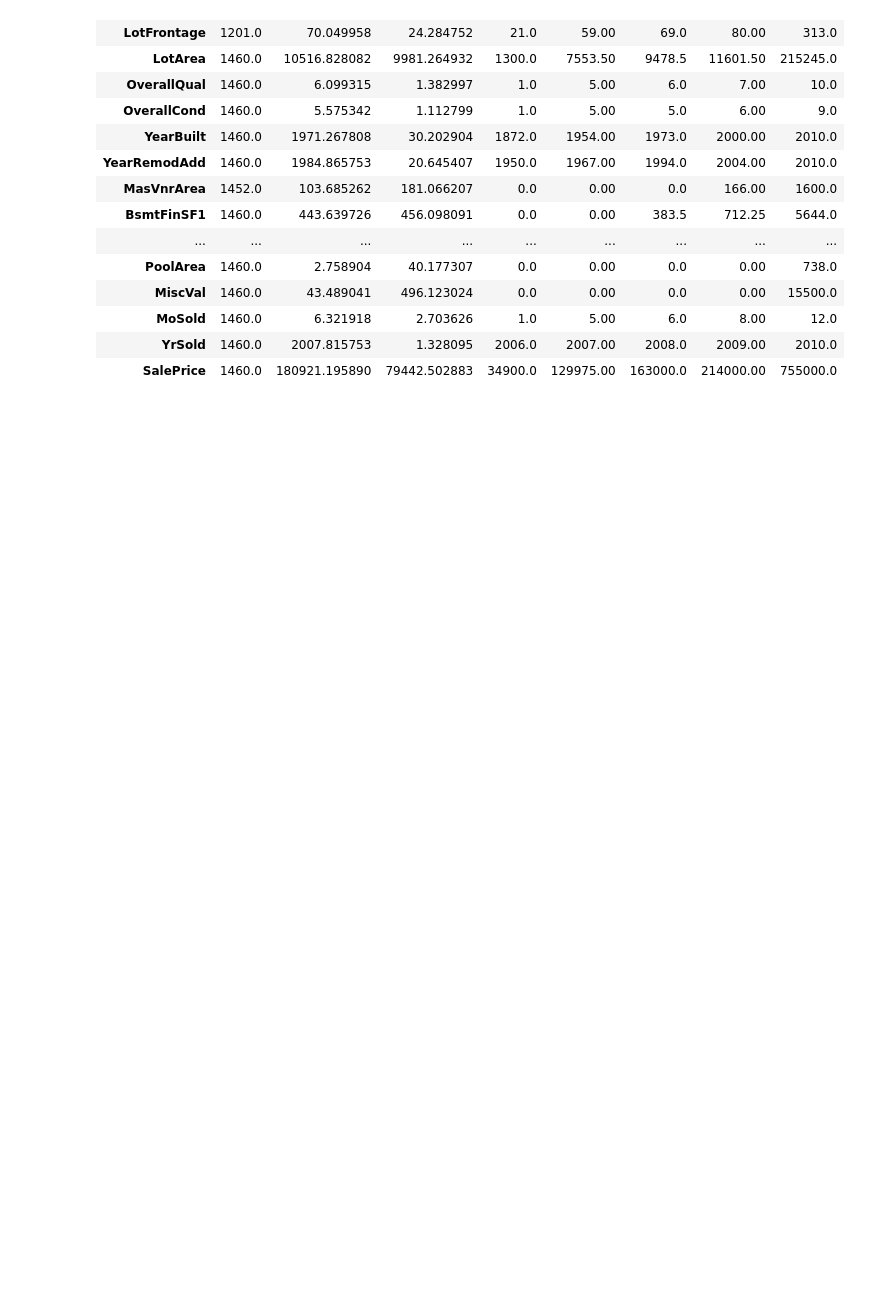
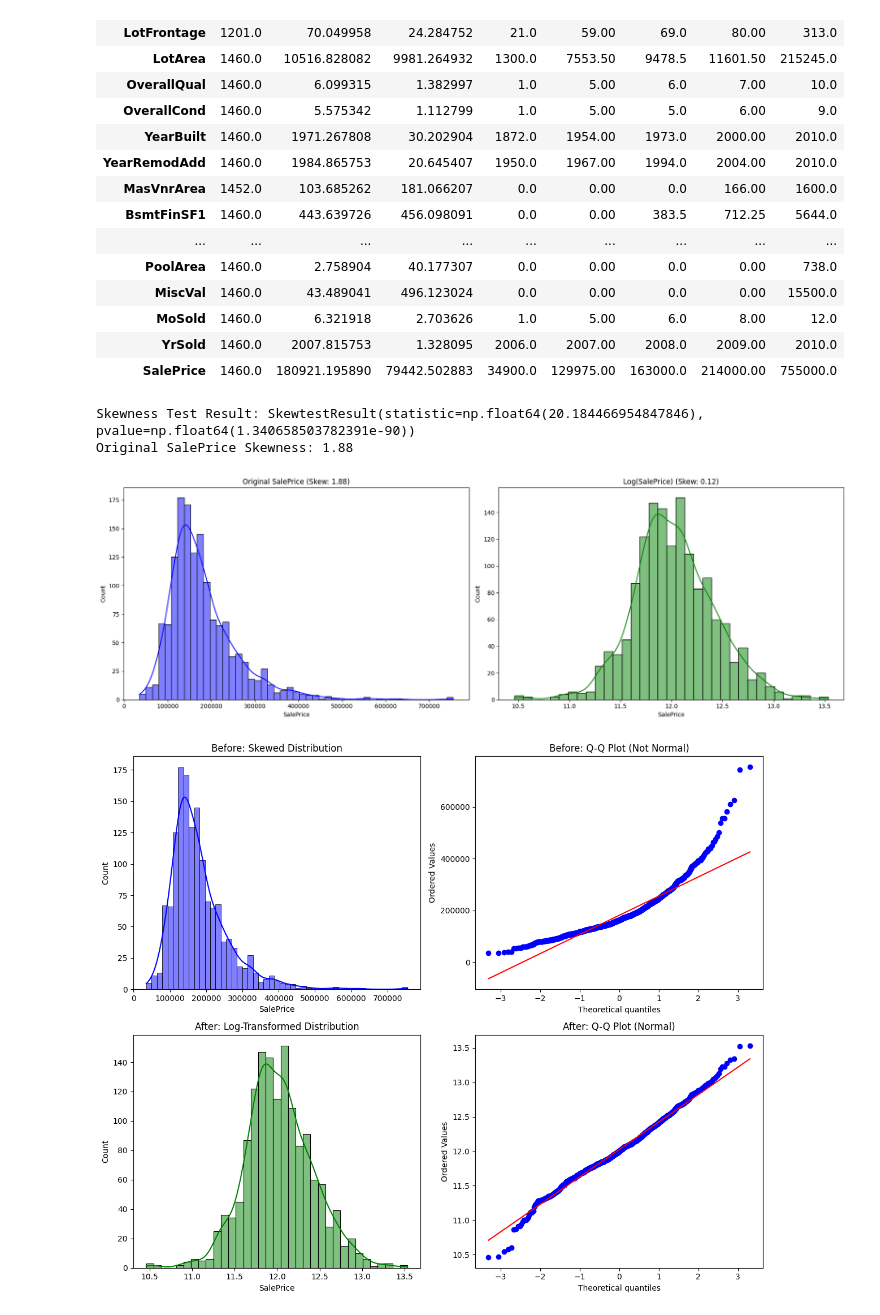
Before and after one commit to ganeshchandra015/ML-Project-House-Prices, a Jupyter notebook: notebooks/house_prices_workflow.ipynb, the cells around one changed output. Cells and saved outputs as stored; diff of their text form; code cells hidden in the pictures; blank space fills up the shorter version.

```diff
--- a/notebooks/house_prices_workflow.ipynb
+++ b/notebooks/house_prices_workflow.ipynb
@@ -83,3 +120,69 @@ Description of df_train:
 | MoSold | 1460.0 | 6.321918 | 2.703626 | 1.0 | 5.00 | 6.0 | 8.00 | 12.0 |
 | YrSold | 1460.0 | 2007.815753 | 1.328095 | 2006.0 | 2007.00 | 2008.0 | 2009.00 | 2010.0 |
 | SalePrice | 1460.0 | 180921.195890 | 79442.502883 | 34900.0 | 129975.00 | 163000.0 | 214000.00 | 755000.0 |
+# %%
+from scipy import stats
+
+res = stats.skewtest(df_train['SalePrice'])
+print(f"Skewness Test Result: {res}")
+# Its a hypothesis test.
+# What it is: This is a Z-score (the statistic) and a p-value.
+# What it means: It calculates the probability that your data came from a perfectly normal distribution by chance.
+# Statistic (Z-score): Tells you how many standard deviations away your data is from "normal." A value like 20+ means your data is extremely far from normal.
+# p-value: If this is very low (e.g., 0.00e+00), it means the "Null Hypothesis" (that your data is normal) is rejected.
+# Usage: This is used in formal statistics to prove that a dataset is definitely not normally distributed.
+
+# stats.skew (The Descriptive Metric)
+# What it is: This is the Skewness Coefficient.
+# What it means: It measures the shape of your data.
+# 0: Perfect symmetry (Bell curve).
+# 1.88: (What you likely see for SalePrice) This tells you the tail on the right is very long.
+# Usage: This is what we use in Machine Learning to decide if we need a Log Transformation.
+original_skew = stats.skew(df_train['SalePrice'])
+print(f"Original SalePrice Skewness: {original_skew:.2f}")
+
+# 2. Visualize the distribution
+plt.figure(figsize=(18, 6))
+
+plt.subplot(1, 2, 1)
+sns.histplot(df_train['SalePrice'], kde=True, color='blue')
+plt.title(f"Original SalePrice (Skew: {original_skew:.2f})")
+
+# If Skew > 1: Your data is "highly skewed." You must use a log transformation for linear models to work properly.
+# If Skew is between -0.5 and 0.5: Your data is "fairly symmetrical." You might not need a transformation.
+
+# 3. Apply Log Transformation and check again
+plt.subplot(1, 2, 2)
+log_sale_price = np.log(df_train['SalePrice'])
+sns.histplot(log_sale_price, kde=True, color='green')
+plt.title(f"Log(SalePrice) (Skew: {stats.skew(log_sale_price):.2f})")
+
+plt.tight_layout()
+plt.show()
+
+# Sometimes a number doesn't tell the whole story. Data scientists use Q-Q (Quantile-Quantile) Plots because they show exactly where the data deviates from normal.
+# Is it only the extreme outliers (the very expensive mansions)?
+# Is it the middle of the data?
+# Why this matters: If only the outliers are the problem, you might just remove them. If the whole curve is wrong, you need a Log transform.
+# Create a Q-Q plot
+fig, axes = plt.subplots(2, 2, figsize=(12, 10))
+
+# BEFORE TRANSFORMATION
+sns.histplot(df_train['SalePrice'], kde=True, ax=axes[0, 0], color='blue')
+axes[0, 0].set_title("Before: Skewed Distribution")
+stats.probplot(df_train['SalePrice'], plot=axes[0, 1])
+axes[0, 1].set_title("Before: Q-Q Plot (Not Normal)")
+
+# AFTER TRANSFORMATION
+log_prices = np.log1p(df_train['SalePrice'])
+sns.histplot(log_prices, kde=True, ax=axes[1, 0], color='green')
+axes[1, 0].set_title("After: Log-Transformed Distribution")
+stats.probplot(log_prices, plot=axes[1, 1])
+axes[1, 1].set_title("After: Q-Q Plot (Normal)")
+
+plt.tight_layout()
+# %% [output]
+Skewness Test Result: SkewtestResult(statistic=np.float64(20.184466954847846), pvalue=np.float64(1.340658503782391e-90))
+Original SalePrice Skewness: 1.88
+[figure, added]
+[figure, added]
```
Also changed, not shown: parts of 12 cells of this notebook.
